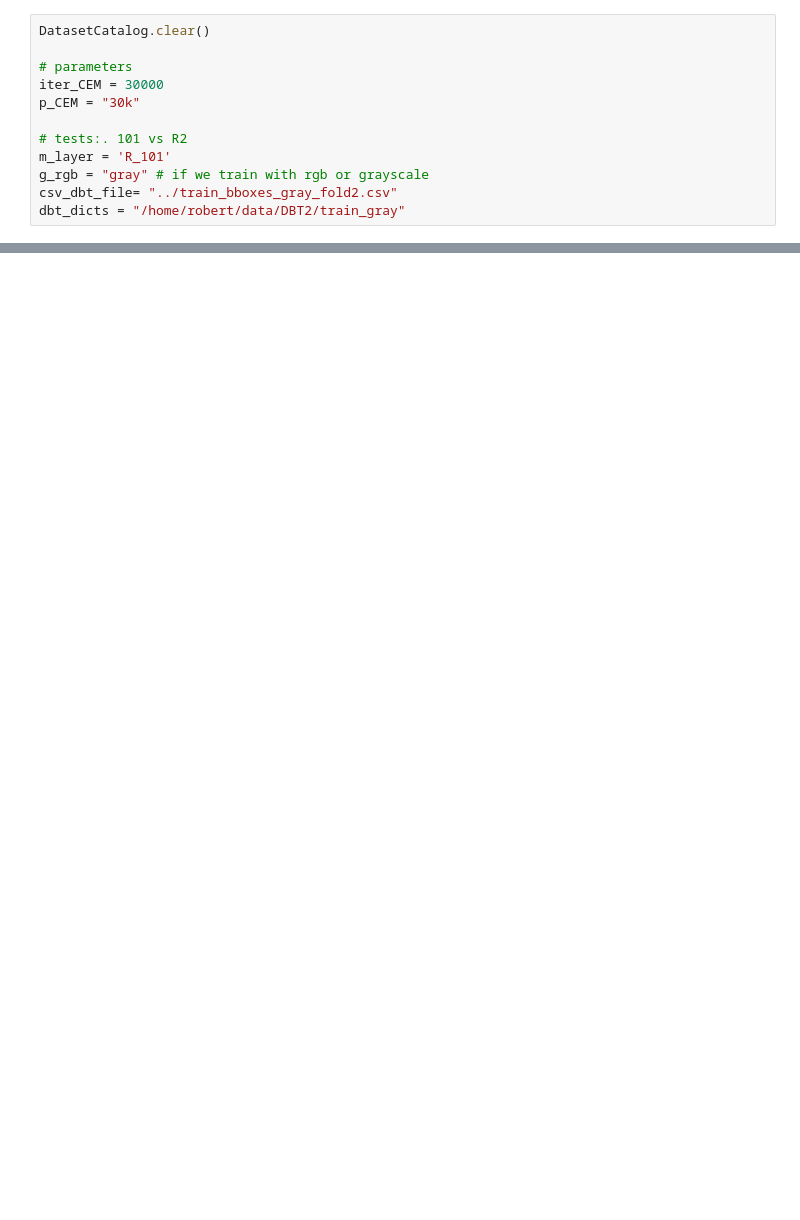
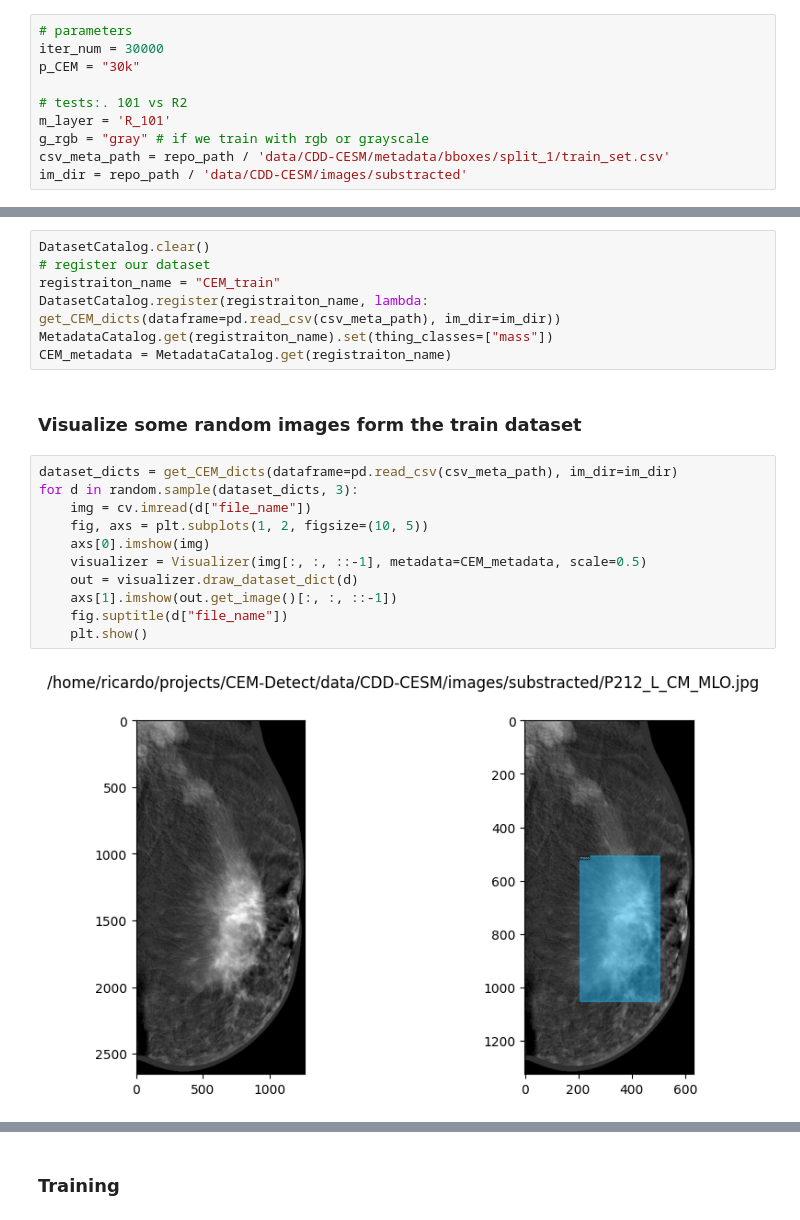
Before and after one commit to Likalto4/CEM-Detect, a Jupyter notebook: detection/training/fine-tuning.ipynb, the cells around one changed output, grey strips where cells are left out. Saved outputs shown, nothing was run; the diff lists cells and outputs as text; blank space fills up the shorter version.

Commit message:
correct pipeline for training

```diff
--- a/detection/training/fine-tuning.ipynb
+++ b/detection/training/fine-tuning.ipynb
@@ -114,12 +165,10 @@ class Trainer(DefaultTrainer):
 # %%
-DatasetCatalog.clear()
-
 # parameters
-iter_CEM = 30000
+iter_num = 30000
 p_CEM = "30k"
 
 # tests:. 101 vs R2
 m_layer = 'R_101'
 g_rgb = "gray" # if we train with rgb or grayscale
-csv_dbt_file= "../train_bboxes_gray_fold2.csv"
-dbt_dicts = "/home/robert/data/DBT2/train_gray"
+csv_meta_path = repo_path / 'data/CDD-CESM/metadata/bboxes/split_1/train_set.csv'
+im_dir = repo_path / 'data/CDD-CESM/images/substracted'
@@ -201,0 +175,22 @@ omidb_metadata = MetadataCatalog.get("omidb_train")
+# %%
+DatasetCatalog.clear()
+# register our dataset
+registraiton_name = "CEM_train"
+DatasetCatalog.register(registraiton_name, lambda: get_CEM_dicts(dataframe=pd.read_csv(csv_meta_path), im_dir=im_dir))
+MetadataCatalog.get(registraiton_name).set(thing_classes=["mass"])
+CEM_metadata = MetadataCatalog.get(registraiton_name)
+# %% [markdown]
+### Visualize some random images form the train dataset
+# %%
+dataset_dicts = get_CEM_dicts(dataframe=pd.read_csv(csv_meta_path), im_dir=im_dir)
+for d in random.sample(dataset_dicts, 3):
+    img = cv.imread(d["file_name"])
+    fig, axs = plt.subplots(1, 2, figsize=(10, 5))
+    axs[0].imshow(img)
+    visualizer = Visualizer(img[:, :, ::-1], metadata=CEM_metadata, scale=0.5)
+    out = visualizer.draw_dataset_dict(d)
+    axs[1].imshow(out.get_image()[:, :, ::-1])
+    fig.suptitle(d["file_name"])
+    plt.show()
+# %% [output]
+[figure, added]
@@ -201,0 +199,2 @@ omidb_metadata = MetadataCatalog.get("omidb_train")
+# %% [markdown]
+### Training
```
Also changed, not shown: parts of 10 cells of this notebook, 1 other file.
